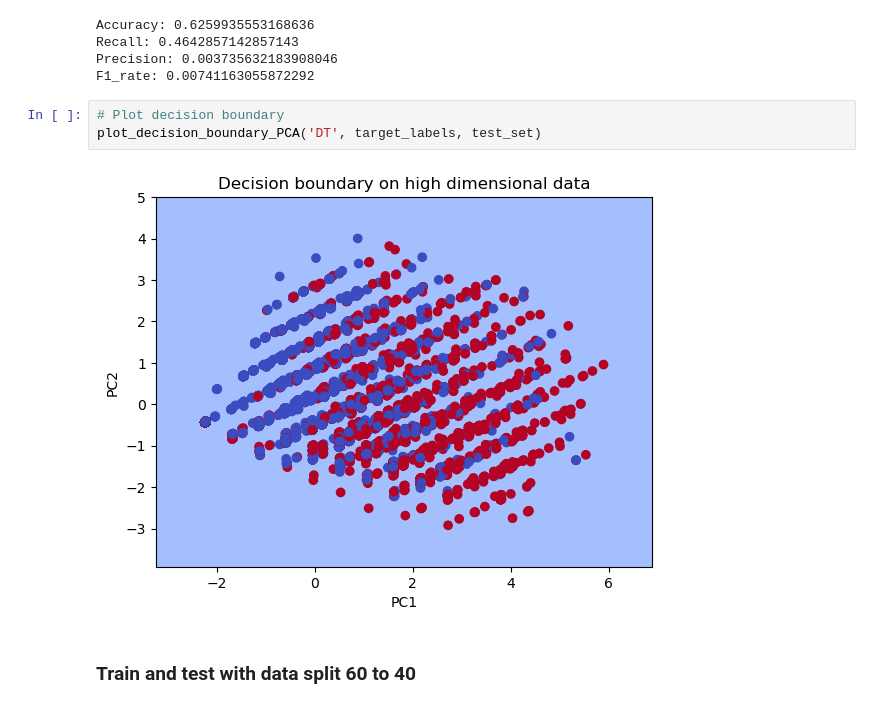
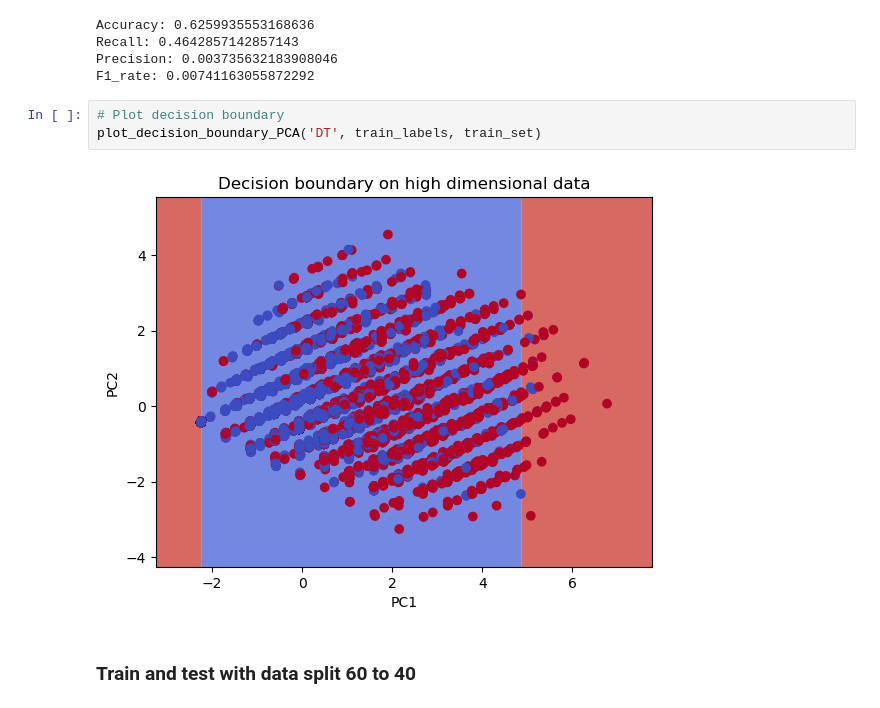
Before and after one commit to valentin-ab/final_year_project, a Jupyter notebook: Final Year Project .ipynb, the cells around one changed output. Cells and saved outputs as stored; diff of their text form.

Commit message:
- remade plots, so they will use training data instead of testing - created tables for each algorithm to compare results of each test split

```diff
--- a/Final Year Project .ipynb
+++ b/Final Year Project .ipynb
@@ -1228,9 +1244,9 @@ Precision: 0.003735632183908046
 F1_rate: 0.00741163055872292
 # %%
 # Plot decision boundary
-plot_decision_boundary_PCA('DT', target_labels, test_set)
+plot_decision_boundary_PCA('DT', train_labels, train_set)
 # %% [output]
-[figure, old version]
+[figure, new version]
 # %% [markdown]
 ### Train and test with data split 60 to 40
 # %%
```
Also changed, not shown: parts of 11 cells of this notebook.
